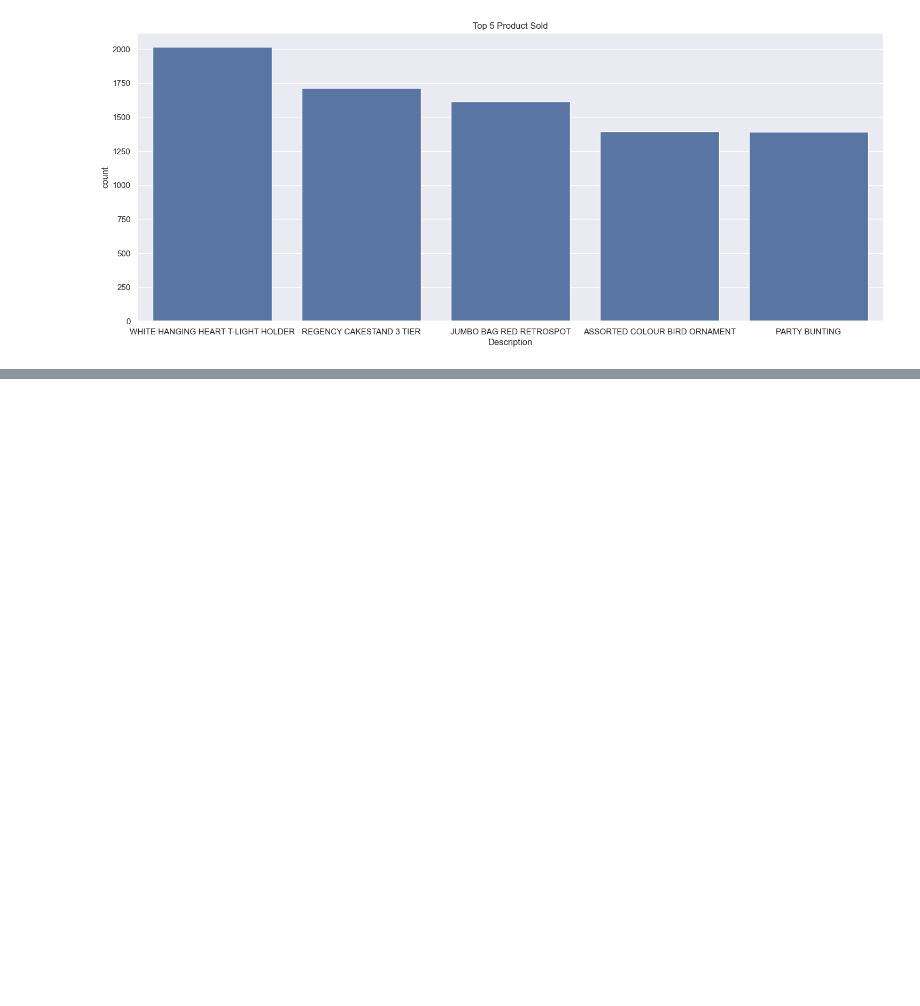
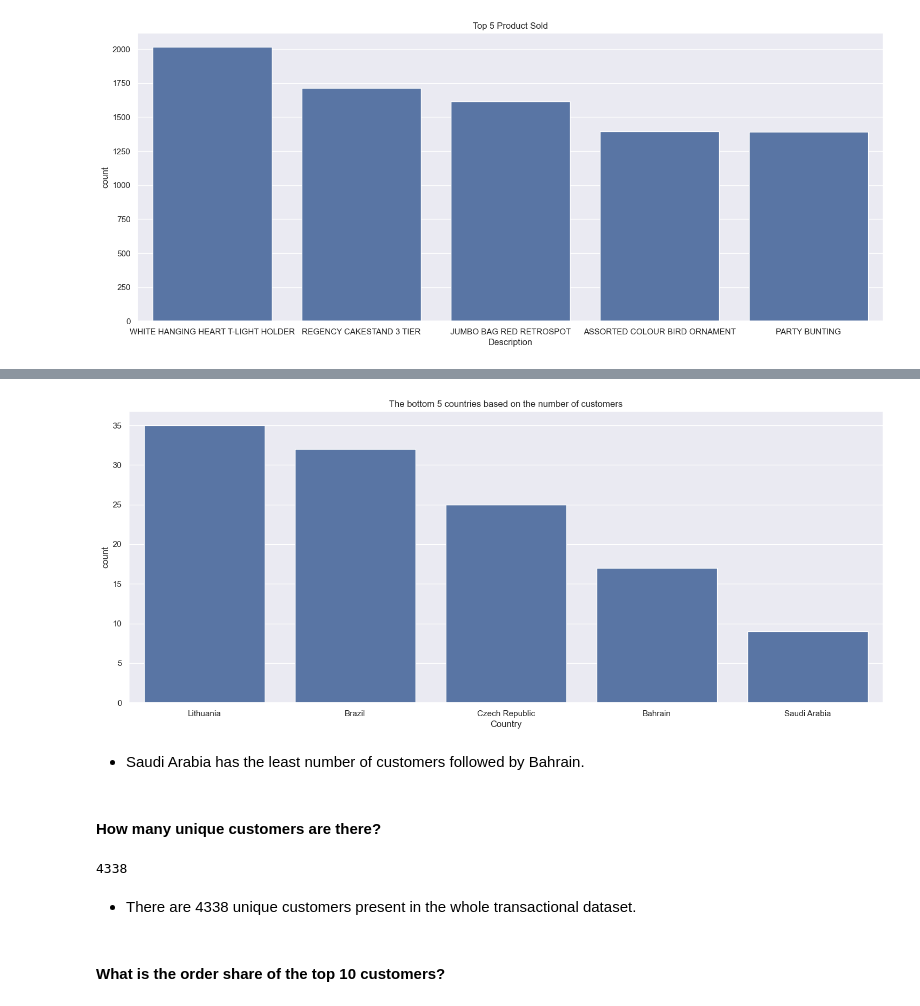
Before and after one commit to yunus6390/ML_Classification_Project, a Jupyter notebook: Customer_Segmentation.ipynb, the cells around one changed output, grey strips where cells are left out. Saved outputs shown, nothing was run; the diff lists cells and outputs as text; code cells hidden in the pictures; blank space fills up the shorter version.

```diff
--- a/Customer_Segmentation.ipynb
+++ b/Customer_Segmentation.ipynb
@@ -367,0 +443,20 @@ plt.show()
+# %%
+# plot the bottom 5 countries based on the number of customers
+sns.barplot(x='Country', y='count', data=country_df[-5:])
+plt.title('The bottom 5 countries based on the number of customers')
+plt.show()
+# %% [output]
+[figure, added]
+# %% [markdown]
+* Saudi Arabia has the least number of customers followed by Bahrain.
+# %% [markdown]
+#### **How many unique customers are there?**
+# %%
+# number of unique customers
+len(df['CustomerID'].unique())
+# %% [output]
+4338
+# %% [markdown]
+* There are 4338 unique customers present in the whole transactional dataset.
+# %% [markdown]
+#### **What is the order share of the top 10 customers?**
```
Also changed, not shown: parts of 10 cells of this notebook.
